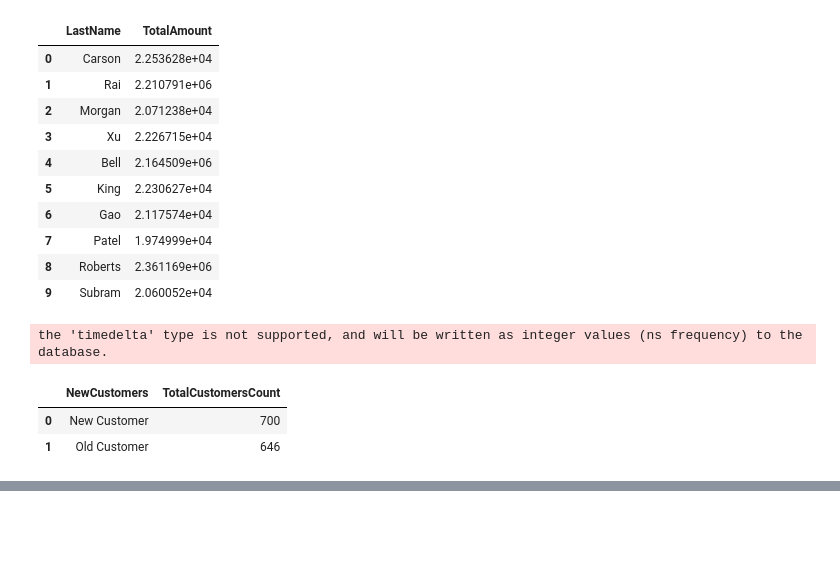
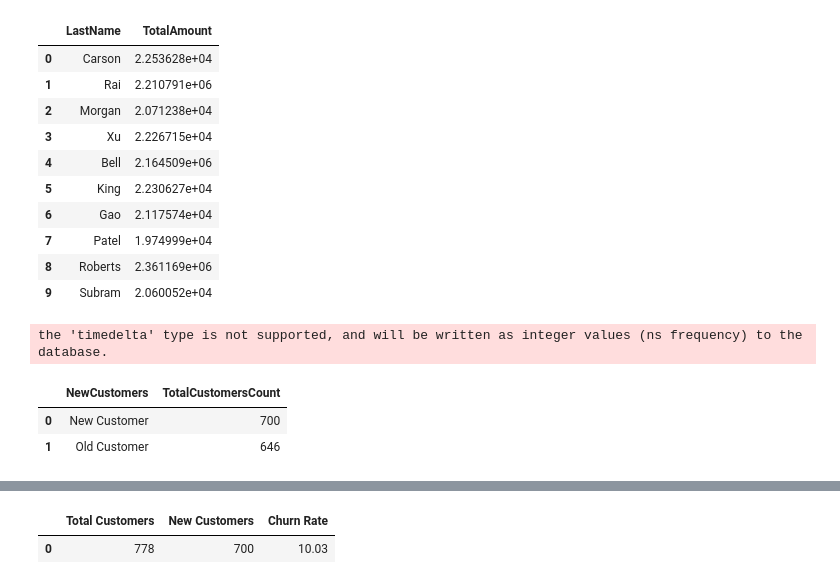
Before and after one commit to baxt1or/Qlik-Sense-Udemy-Tutorial-with-Python-and-SQL, a Jupyter notebook: Section 6: Online Customers Sales Analysis/main.ipynb, the cells around one changed output, grey strips where cells are left out. Cells and saved outputs as stored; diff of their text form; code cells hidden in the pictures; blank space fills up the shorter version.

```diff
--- a/Section 6: Online Customers Sales Analysis/main.ipynb
+++ b/Section 6: Online Customers Sales Analysis/main.ipynb
@@ -273,7 +273,9 @@ GROUP BY 1
 
 """
 
-make_query(query)
+customers_churn =make_query(query)
+
+customers_churn
 # %% [output]
 the 'timedelta' type is not supported, and will be written as integer values (ns frequency) to the database.
 |  | NewCustomers | TotalCustomersCount |
@@ -281,0 +310,16 @@ the 'timedelta' type is not supported, and will be written as integer values (ns
+# %%
+total = len(sales_df["CustomerId"].unique())
+new_customers = customers_churn["TotalCustomersCount"][0]
+churn_rate = round(100-(new_customers/total*100), 2)
+
+data = {
+    "Total Customers" : [total],
+    "New Customers":[new_customers],
+    "Churn Rate": [churn_rate]
+}
+
+churn_details = pd.DataFrame(data=data)
+churn_details
+# %% [output]
+|  | Total Customers | New Customers | Churn Rate |
+| 0 | 778 | 700 | 10.03 |
```
Also changed, not shown: parts of 1 cell of this notebook.
